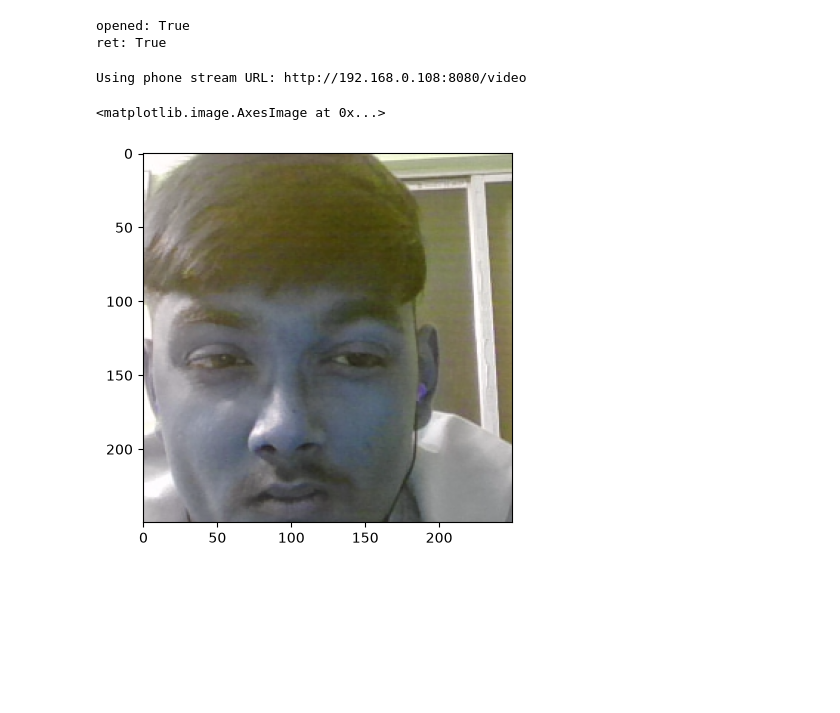
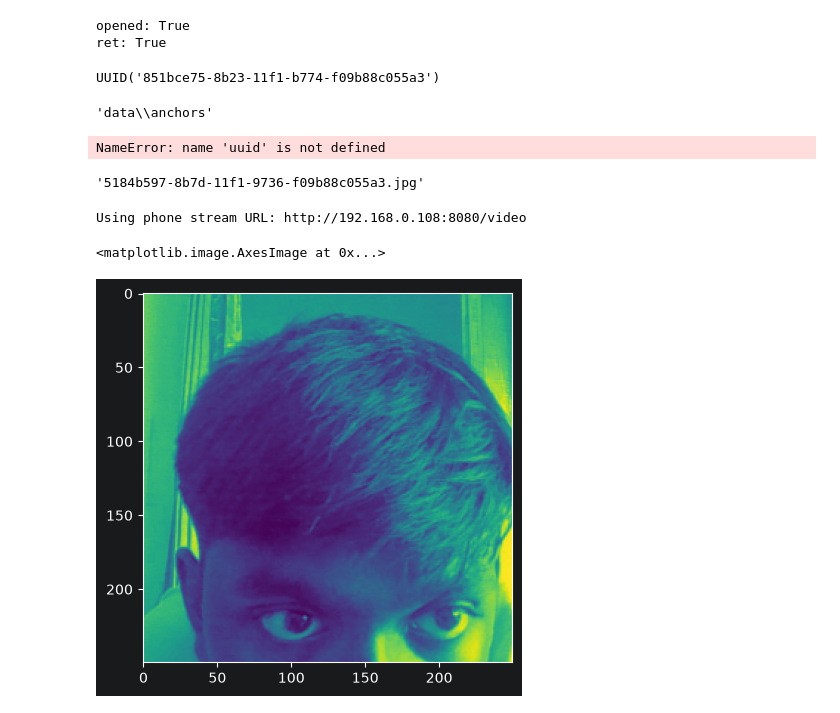
Before and after one commit to rottenambrosia/Facial-Recognition-using-Convolutional-Siamese-Networks, a Jupyter notebook: notebook.ipynb, the cells around one changed output. Cells and saved outputs as stored; diff of their text form; code cells hidden in the pictures; blank space fills up the shorter version.

```diff
--- a/notebook.ipynb
+++ b/notebook.ipynb
@@ -87,3 +87,11 @@ ret: True
+# %%
+uuid.uuid1()
+# %% [output]
+UUID('851bce75-8b23-11f1-b774-f09b88c055a3')
+# %%
+ANCHORS
+# %% [output]
+'data\\anchors'
 # %%
 cap = cv2.VideoCapture(0)
 while cap.isOpened() :
@@ -93,11 +101,29 @@ while cap.isOpened() :
 
     frame = frame[120 : 120 + 250, 200 : 200 + 250, :]
     cv2.imshow("Image Collection", frame)
+    # collecting the anchors
+    if (cv2.waitKey(1) & 0xFF == ord('a')) :
+        imgname = os.path.join(ANCHORS, "{}.jpg".format(uuid.uuid1()))
+        cv2.imwrite(imgname, frame)
+    # collecting the positives
+    if (cv2.waitKey(1) & 0xFF == ord('p')) :
+        imgname = os.path.join(POSITIVES, "{}.jpg".format(uuid.uuid1()))
+        cv2.imwrite(imgname, frame)
+    # collecting the negatives
+    if (cv2.waitKey(1) & 0xFF == ord('n')) :
+        imgname = os.path.join(NEGATIVES, "{}.jpg".format(uuid.uuid1()))
+        cv2.imwrite(imgname, frame)
 
     if (cv2.waitKey(1) & 0xFF == ord('q')) :
         break
 cap.release()
 cv2.destroyAllWindows()
+# %% [output]
+NameError: name 'uuid' is not defined
+# %%
+"{}.jpg".format(uuid.uuid1())
+# %% [output]
+'5184b597-8b7d-11f1-9736-f09b88c055a3.jpg'
 # %%
 import os
 import cv2
@@ -138,7 +164,7 @@ cap.release()
 # %% [output]
 Using phone stream URL: http://192.168.0.108:8080/video
 # %%
-plt.imshow(frame[120 : 120 + 250, 200: 200 + 250, ])
+plt.imshow(frame[:, :, 1])
 # %% [output]
 <matplotlib.image.AxesImage at 0x...>
-[figure, old version]
+[figure, new version]
```
Also changed, not shown: parts of 2 cells of this notebook, 1 other file.
